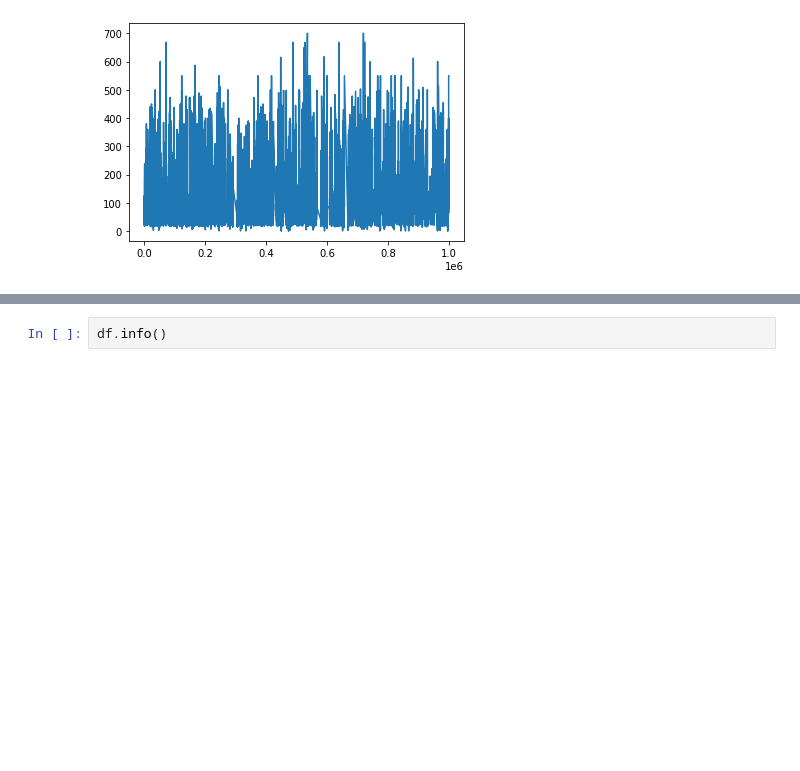
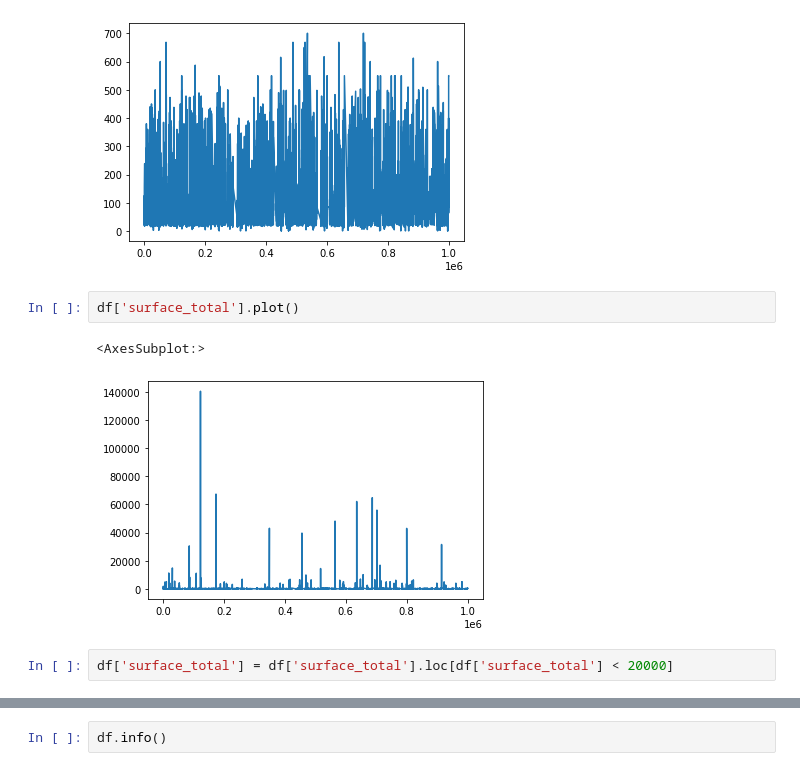
Before and after one commit to crisnicogonzalez/tp-final-isi, a Jupyter notebook: process data.ipynb, the cells around one changed output, grey strips where cells are left out. Drawn from its saved outputs; the diff is of its cells as text; blank space fills up the shorter version.

Commit message:
add grafic surfaces

```diff
--- a/process data.ipynb
+++ b/process data.ipynb
@@ -103,3 +103,10 @@ df['surface_covered'].plot()
 # %% [output]
 <AxesSubplot:>
 [figure]
+# %%
+df['surface_total'].plot()
+# %% [output]
+<AxesSubplot:>
+[figure, added]
+# %%
+df['surface_total'] = df['surface_total'].loc[df['surface_total'] < 20000]
```
Also changed, not shown: parts of 2 cells of this notebook.
